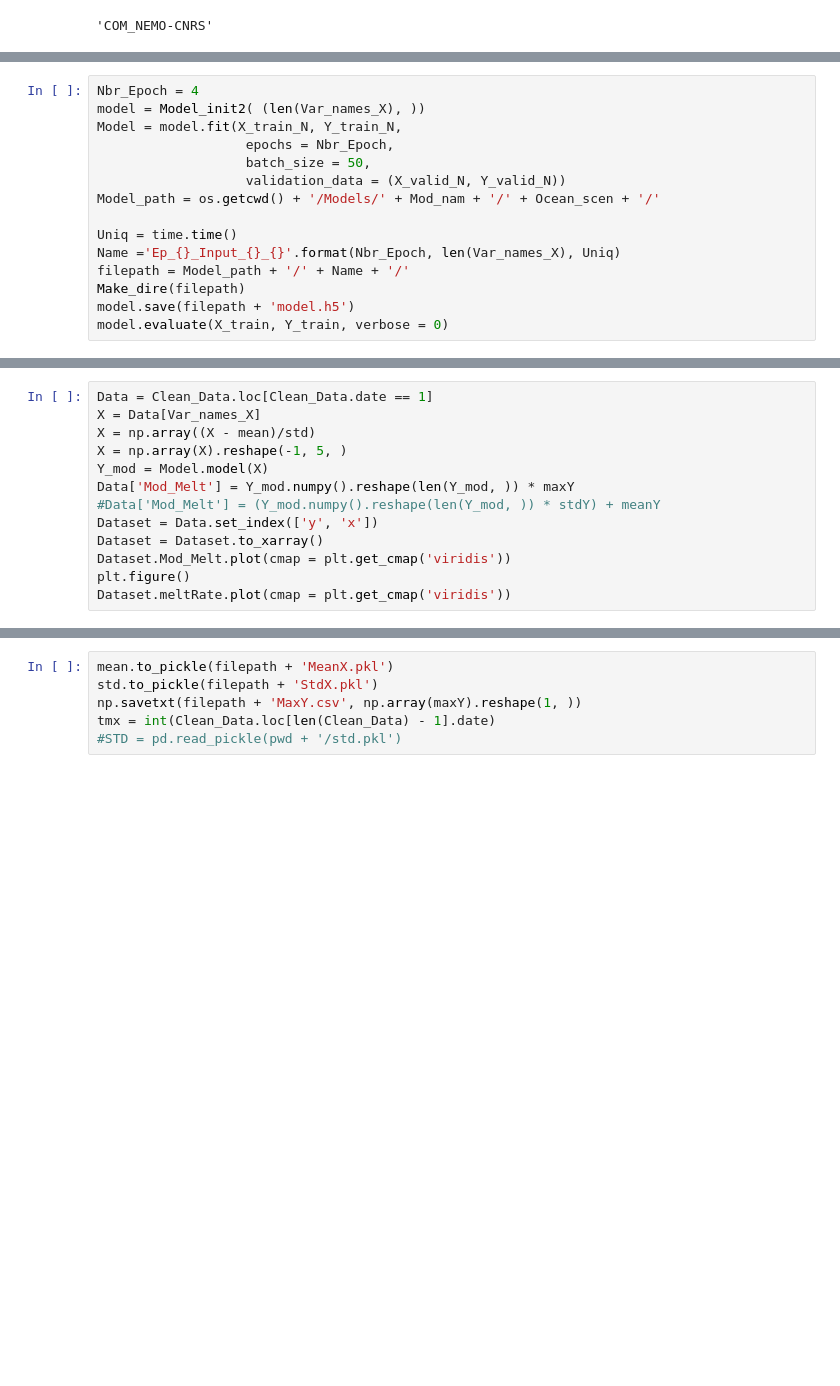
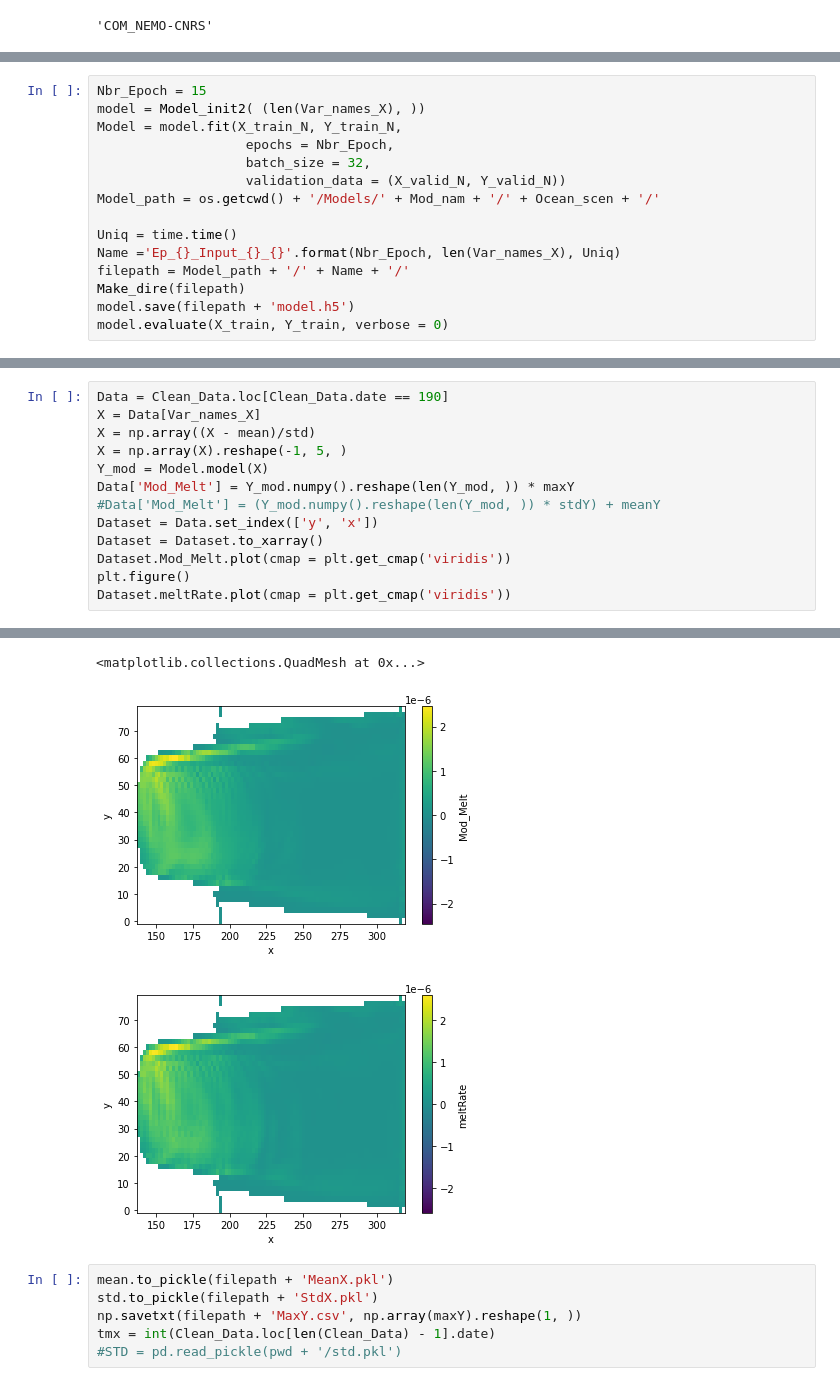
Before and after one commit to BenBouiss/NN_intern_2022, a Jupyter notebook: NN_training.ipynb, the cells around one changed output, grey strips where cells are left out. Drawn from its saved outputs; the diff is of its cells as text; blank space fills up the shorter version.

```diff
--- a/NN_training.ipynb
+++ b/NN_training.ipynb
@@ -107,9 +104,9 @@ Ocean_scen
 # %%
-Nbr_Epoch = 4
+Nbr_Epoch = 15
 model = Model_init2( (len(Var_names_X), ))
 Model = model.fit(X_train_N, Y_train_N,
                    epochs = Nbr_Epoch,
-                   batch_size = 50,
+                   batch_size = 32,
                    validation_data = (X_valid_N, Y_valid_N))
 Model_path = os.getcwd() + '/Models/' + Mod_nam + '/' + Ocean_scen + '/'
 
@@ -135,5 +144,5 @@ Epoch 4/4
 # %%
-Data = Clean_Data.loc[Clean_Data.date == 1]
+Data = Clean_Data.loc[Clean_Data.date == 190]
 X = Data[Var_names_X]
 X = np.array((X - mean)/std)
 X = np.array(X).reshape(-1, 5, )
@@ -145,3 +154,4 @@ Dataset = Dataset.to_xarray()
 Dataset.Mod_Melt.plot(cmap = plt.get_cmap('viridis'))
 plt.figure()
 Dataset.meltRate.plot(cmap = plt.get_cmap('viridis'))
+# %% [output]
@@ -148,3 +162,6 @@ Dataset.meltRate.plot(cmap = plt.get_cmap('viridis'))
+<matplotlib.collections.QuadMesh at 0x...>
+[figure, added]
+[figure, added]
 # %%
 mean.to_pickle(filepath + 'MeanX.pkl')
 std.to_pickle(filepath + 'StdX.pkl')
```
Also changed, not shown: parts of 5 cells of this notebook, 4 other files.
